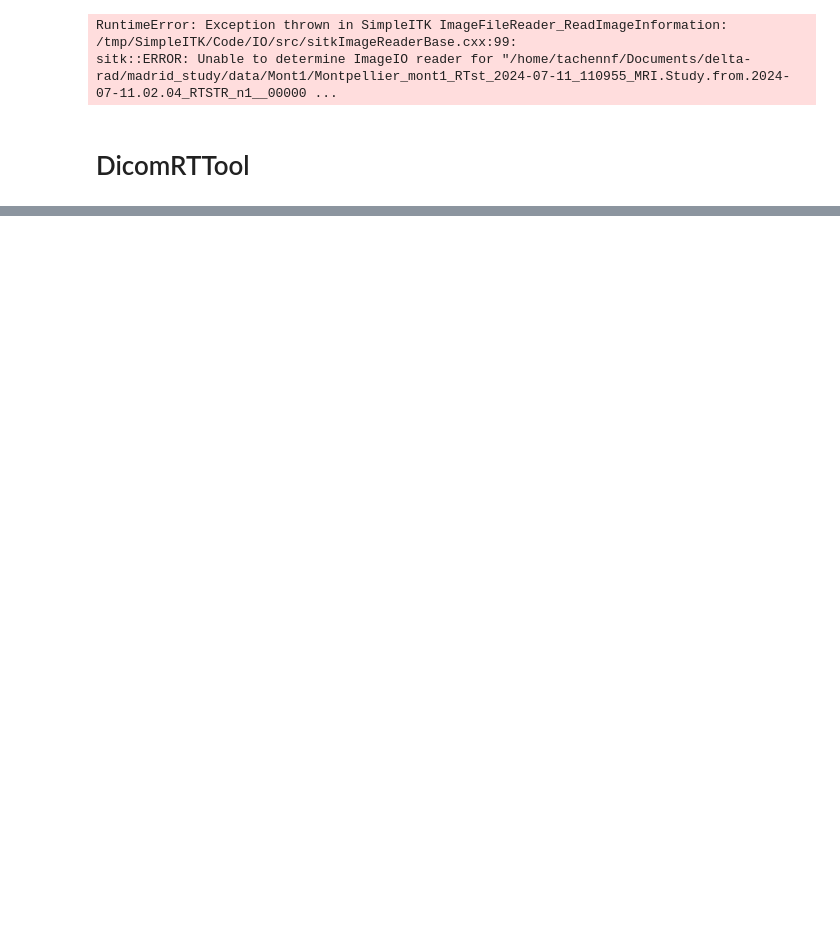
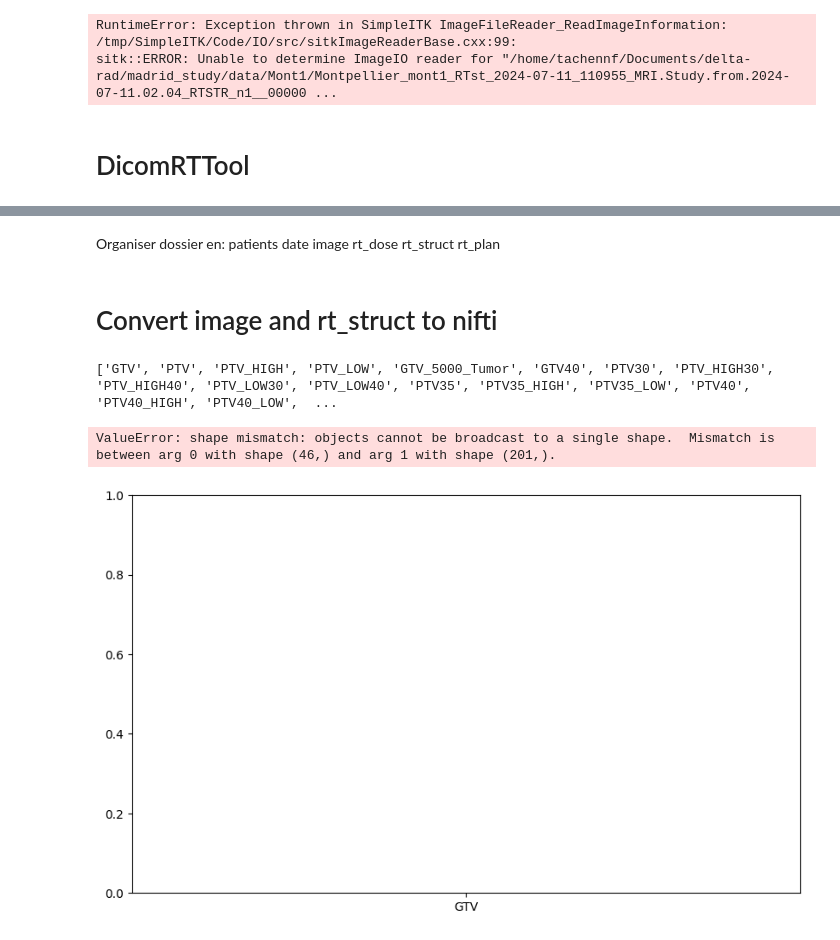
Before and after one commit to ftach/delta-rad, a Jupyter notebook: madrid_study/test.ipynb, the cells around one changed output, grey strips where cells are left out. Drawn from its saved outputs; the diff is of its cells as text; code cells hidden in the pictures; blank space fills up the shorter version.

```diff
--- a/madrid_study/test.ipynb
+++ b/madrid_study/test.ipynb
@@ -71,0 +244,10 @@ The following ROIs were found
+# %% [markdown]
+Organiser dossier en:
+patients
+    date
+        image
+        rt_dose
+        rt_struct
+        rt_plan
+# %% [markdown]
+# Convert image and rt_struct to nifti
@@ -71,0 +312,17 @@ The following ROIs were found
+# %%
+# keep only structures for which the key begins by 'GTV' or 'PTV'
+structures = [key for key in structure_count.keys() if key.startswith('GTV') or key.startswith('PTV')]
+print(structures)
+# Tracer l'histogramme
+plt.figure(figsize=(10, 6))
+plt.bar(structures, structure_count.values())
+plt.xlabel('Structures')
+plt.ylabel('Nombre d\'occurrences')
+plt.title('Histogramme des structures pour l\'ensemble des patients')
+plt.xticks(rotation=45, ha='right')
+plt.tight_layout()
+plt.show()
+# %% [output]
+['GTV', 'PTV', 'PTV_HIGH', 'PTV_LOW', 'GTV_5000_Tumor', 'GTV40', 'PTV30', 'PTV_HIGH30', 'PTV_HIGH40', 'PTV_LOW30', 'PTV_LOW40', 'PTV35', 'PTV35_HIGH', 'PTV35_LOW', 'PTV40', 'PTV40_HIGH', 'PTV40_LOW',  ...
+ValueError: shape mismatch: objects cannot be broadcast to a single shape.  Mismatch is between arg 0 with shape (46,) and arg 1 with shape (201,).
+[figure, added]
```
Also changed, not shown: parts of 13 cells of this notebook, 5 other files.
